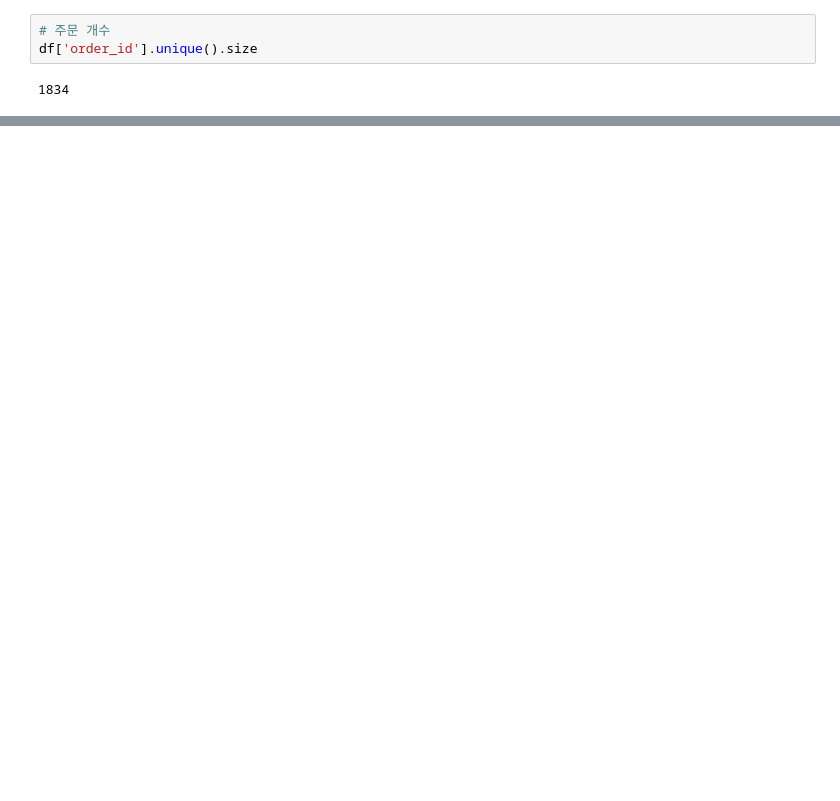
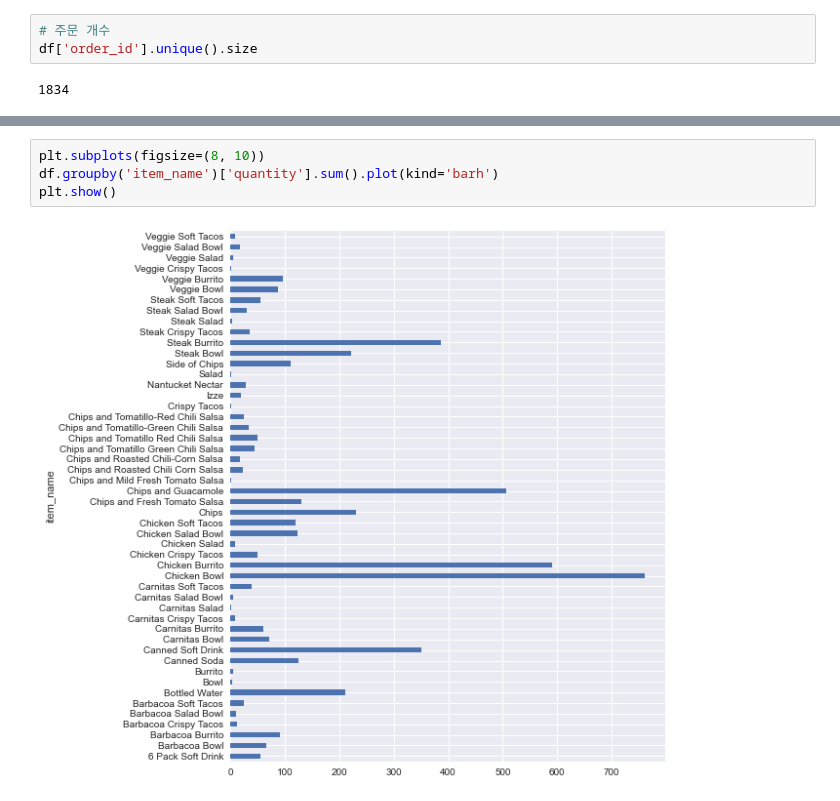
Before and after one commit to DIMI19HD/study-data-structure-python-notebook, a Jupyter notebook: 4. chipotle.ipynb, the cells around one changed output, grey strips where cells are left out. Saved outputs shown, nothing was run; the diff lists cells and outputs as text; blank space fills up the shorter version.

```diff
--- a/4. chipotle.ipynb
+++ b/4. chipotle.ipynb
@@ -169,0 +409,6 @@ df['order_id'].unique().size
+# %%
+plt.subplots(figsize=(8, 10))
+df.groupby('item_name')['quantity'].sum().plot(kind='barh')
+plt.show()
+# %% [output]
+[figure, added]
```
Also changed, not shown: parts of 34 cells of this notebook.
